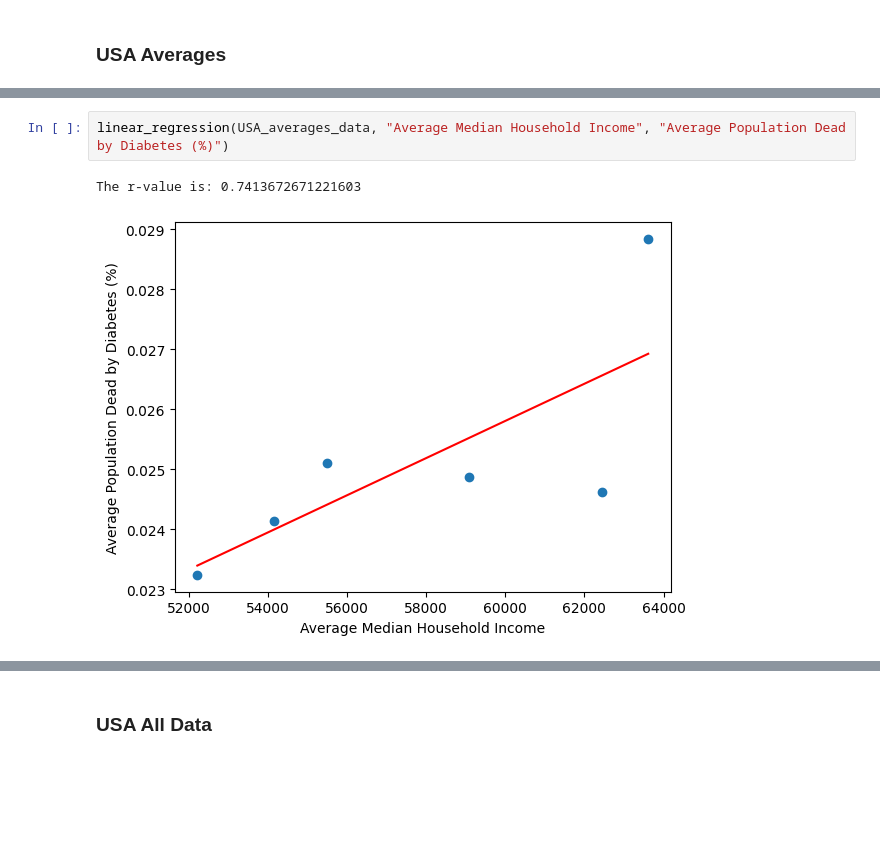
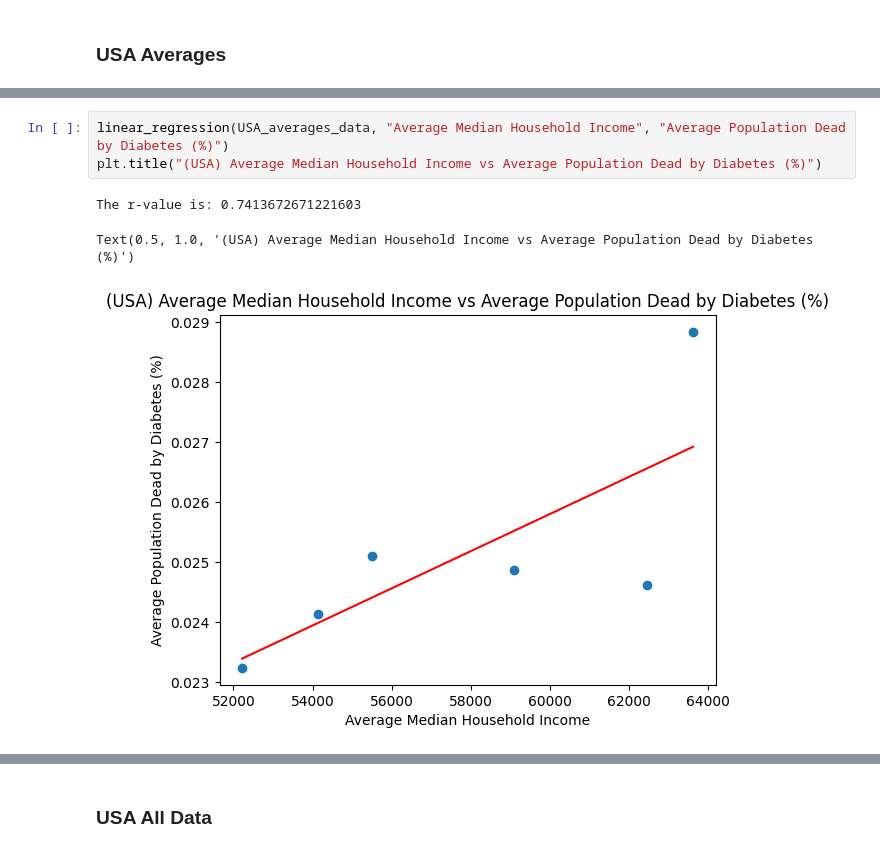
Before and after one commit to isabelmwork/Project1_Diabetes, a Jupyter notebook: Diabetes_Analysis.ipynb, the cells around one changed output, grey strips where cells are left out. Cells and saved outputs as stored; diff of their text form; blank space fills up the shorter version.

```diff
--- a/Diabetes_Analysis.ipynb
+++ b/Diabetes_Analysis.ipynb
@@ -468,7 +468,9 @@ The r-value is: -0.43359811614583005
 # %%
 linear_regression(USA_averages_data, "Average Median Household Income", "Average Population Dead by Diabetes (%)")
+plt.title("(USA) Average Median Household Income vs Average Population Dead by Diabetes (%)")
 # %% [output]
 The r-value is: 0.7413672671221603
+Text(0.5, 1.0, '(USA) Average Median Household Income vs Average Population Dead by Diabetes (%)')
-[figure, old version]
+[figure, new version]
 # %%
 linear_regression(USA_averages_data, "Average Population Employed (%)", "Average Population Dead by Diabetes (%)")
```
Also changed, not shown: parts of 40 cells of this notebook.
